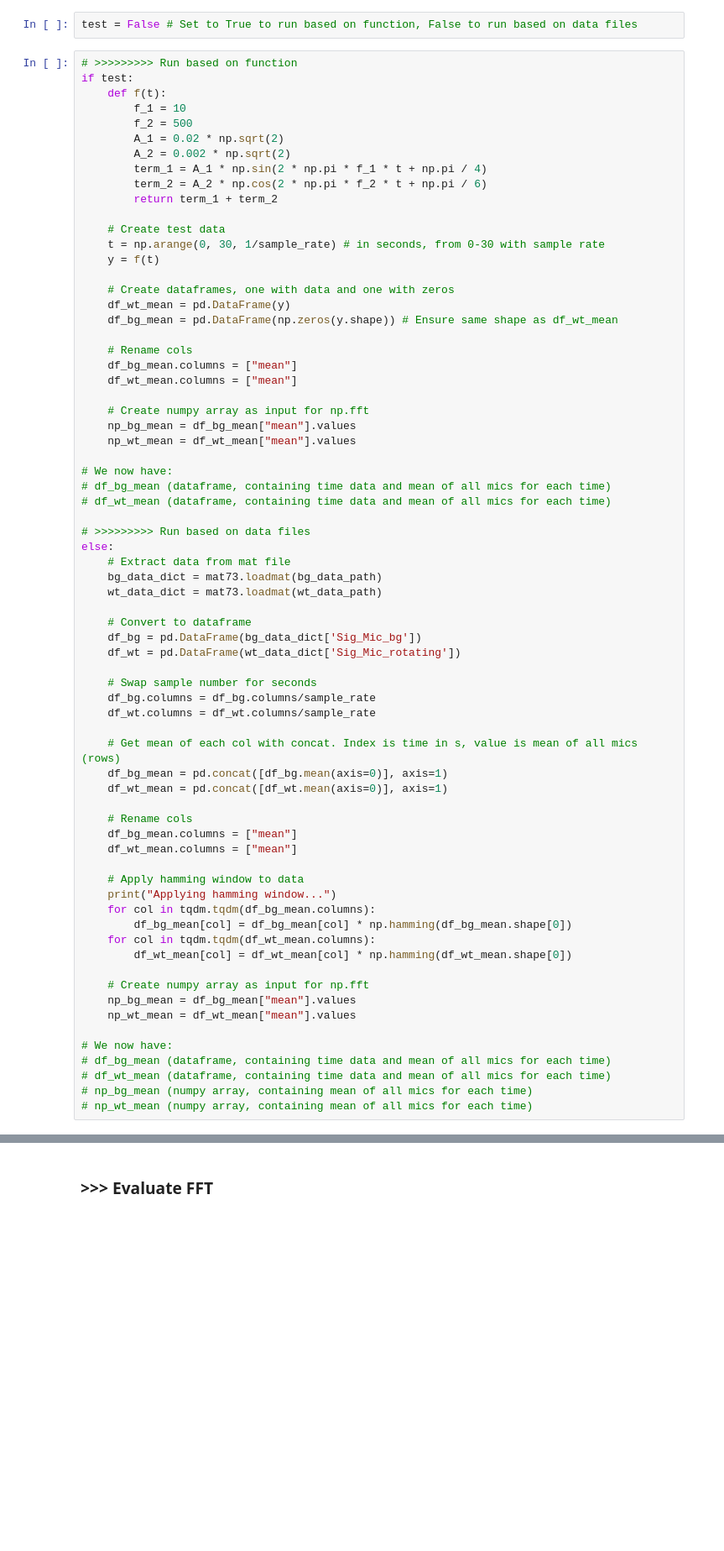
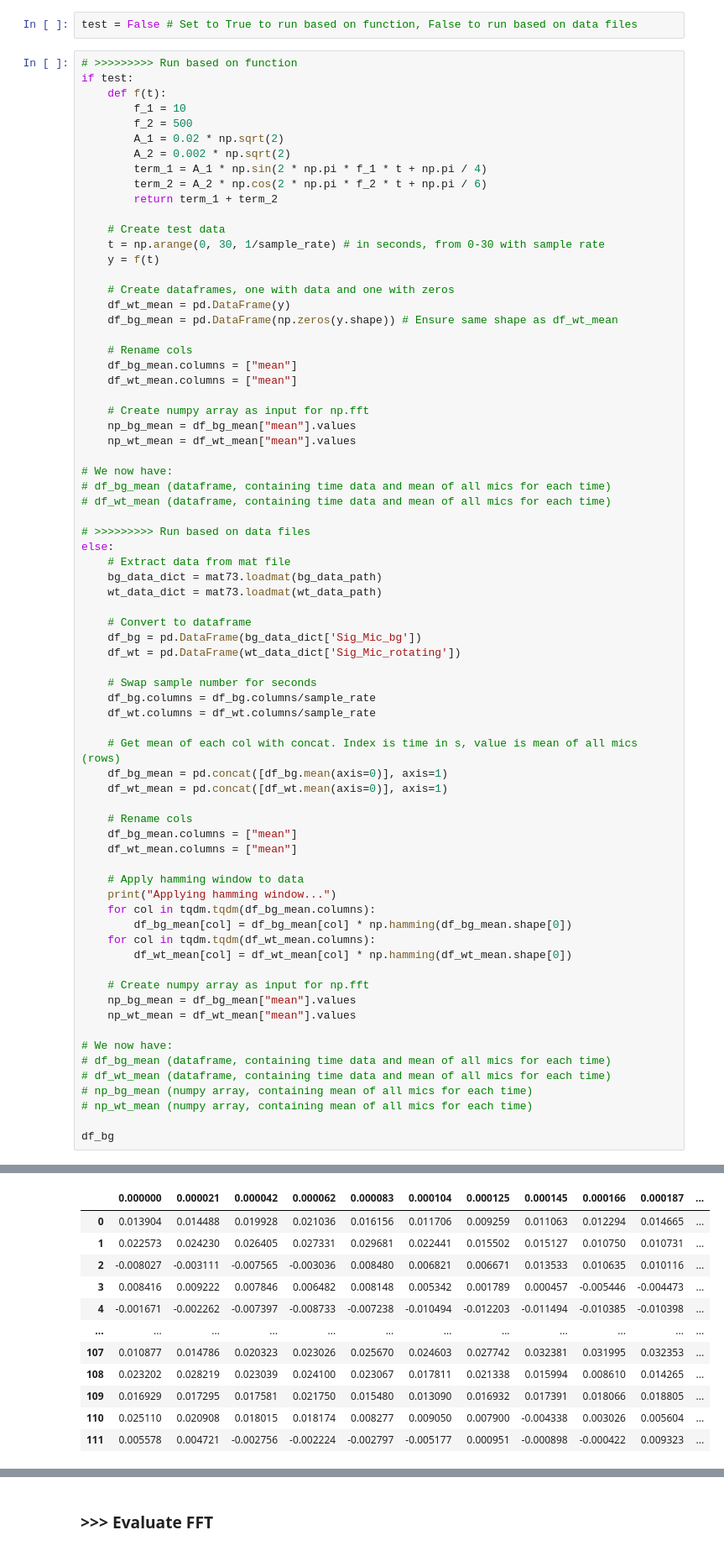
Before and after one commit to gonespral/wind-turbine-noise-measurement-and-prediction, a Jupyter notebook: analysis.ipynb, the cells around one changed output, grey strips where cells are left out. Shown at 84% size. Drawn from its saved outputs; the diff is of its cells as text; blank space fills up the shorter version.

```diff
--- a/analysis.ipynb
+++ b/analysis.ipynb
@@ -62,30 +62,44 @@ else:
     # Swap sample number for seconds
     df_bg.columns = df_bg.columns/sample_rate
     df_wt.columns = df_wt.columns/sample_rate
 
     # Get mean of each col with concat. Index is time in s, value is mean of all mics (rows)
     df_bg_mean = pd.concat([df_bg.mean(axis=0)], axis=1)
     df_wt_mean = pd.concat([df_wt.mean(axis=0)], axis=1)
 
     # Rename cols
     df_bg_mean.columns = ["mean"]
     df_wt_mean.columns = ["mean"]
 
     # Apply hamming window to data
     print("Applying hamming window...")
     for col in tqdm.tqdm(df_bg_mean.columns):
         df_bg_mean[col] = df_bg_mean[col] * np.hamming(df_bg_mean.shape[0])
     for col in tqdm.tqdm(df_wt_mean.columns):
         df_wt_mean[col] = df_wt_mean[col] * np.hamming(df_wt_mean.shape[0])
 
     # Create numpy array as input for np.fft
     np_bg_mean = df_bg_mean["mean"].values
     np_wt_mean = df_wt_mean["mean"].values
 
 # We now have:
 # df_bg_mean (dataframe, containing time data and mean of all mics for each time)
 # df_wt_mean (dataframe, containing time data and mean of all mics for each time)
 # np_bg_mean (numpy array, containing mean of all mics for each time)
 # np_wt_mean (numpy array, containing mean of all mics for each time)
+
+df_bg
 # %% [output]
 Applying hamming window...
+|  | 0.000000 | 0.000021 | 0.000042 | 0.000062 | 0.000083 | 0.000104 | 0.000125 | 0.000145 | 0.000166 | 0.000187 | ... |
+| 0 | 0.013904 | 0.014488 | 0.019928 | 0.021036 | 0.016156 | 0.011706 | 0.009259 | 0.011063 | 0.012294 | 0.014665 | ... |
+| 1 | 0.022573 | 0.024230 | 0.026405 | 0.027331 | 0.029681 | 0.022441 | 0.015502 | 0.015127 | 0.010750 | 0.010731 | ... |
+| 2 | -0.008027 | -0.003111 | -0.007565 | -0.003036 | 0.008480 | 0.006821 | 0.006671 | 0.013533 | 0.010635 | 0.010116 | ... |
+| 3 | 0.008416 | 0.009222 | 0.007846 | 0.006482 | 0.008148 | 0.005342 | 0.001789 | 0.000457 | -0.005446 | -0.004473 | ... |
+| 4 | -0.001671 | -0.002262 | -0.007397 | -0.008733 | -0.007238 | -0.010494 | -0.012203 | -0.011494 | -0.010385 | -0.010398 | ... |
+| ... | ... | ... | ... | ... | ... | ... | ... | ... | ... | ... | ... |
+| 107 | 0.010877 | 0.014786 | 0.020323 | 0.023026 | 0.025670 | 0.024603 | 0.027742 | 0.032381 | 0.031995 | 0.032353 | ... |
+| 108 | 0.023202 | 0.028219 | 0.023039 | 0.024100 | 0.023067 | 0.017811 | 0.021338 | 0.015994 | 0.008610 | 0.014265 | ... |
+| 109 | 0.016929 | 0.017295 | 0.017581 | 0.021750 | 0.015480 | 0.013090 | 0.016932 | 0.017391 | 0.018066 | 0.018805 | ... |
+| 110 | 0.025110 | 0.020908 | 0.018015 | 0.018174 | 0.008277 | 0.009050 | 0.007900 | -0.004338 | 0.003026 | 0.005604 | ... |
+| 111 | 0.005578 | 0.004721 | -0.002756 | -0.002224 | -0.002797 | -0.005177 | 0.000951 | -0.000898 | -0.000422 | 0.009323 | ... |
```
Also changed, not shown: parts of 1 cell of this notebook, 1 other file.
